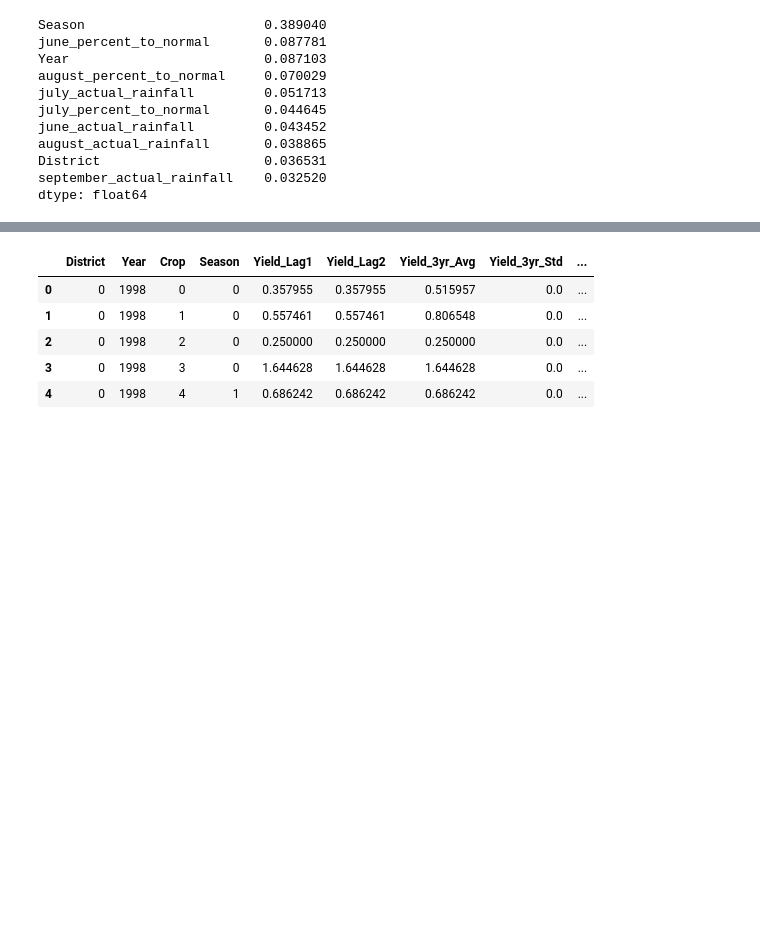
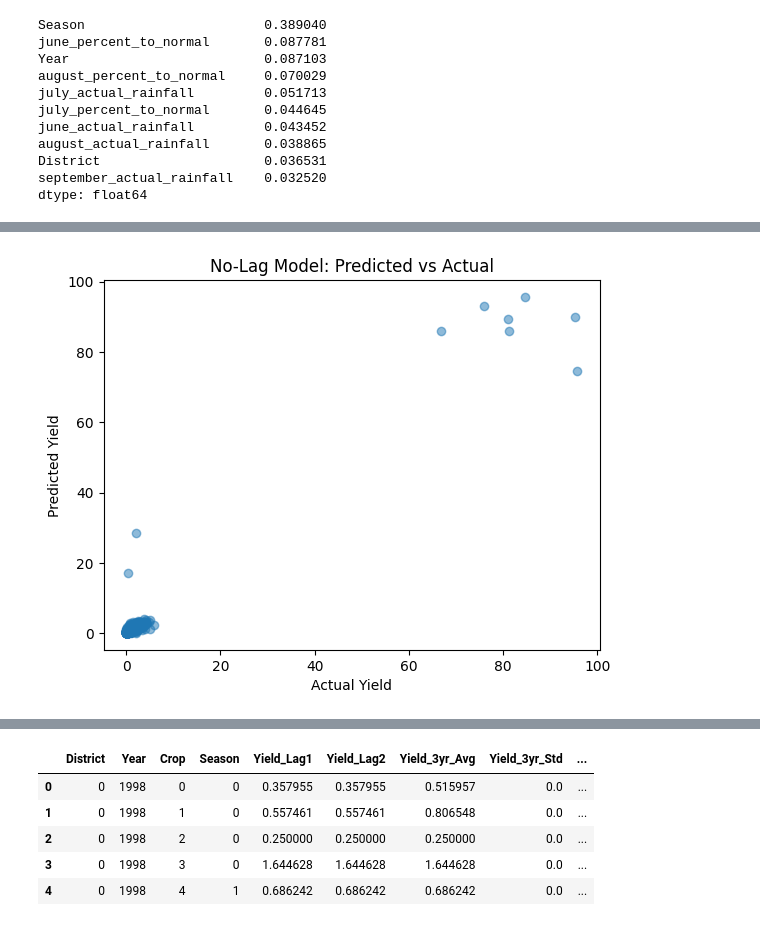
Before and after one commit to afrozAnsaari/Crop-Yield-Analysis-Prediction, a Jupyter notebook: model_01.ipynb, the cells around one changed output, grey strips where cells are left out. Saved outputs shown, nothing was run; the diff lists cells and outputs as text; code cells hidden in the pictures; blank space fills up the shorter version.

```diff
--- a/model_01.ipynb
+++ b/model_01.ipynb
@@ -144,0 +208,6 @@ dtype: float64
+# %%
+from sklearn.preprocessing import LabelEncoder
+
+for col in ["Crop", "Season", "District"]:
+    le = LabelEncoder()
+    X[col] = le.fit_transform(X[col])
@@ -144,0 +225,18 @@ dtype: float64
+# %%
+from sklearn.model_selection import train_test_split
+
+X_train, X_test, y_train, y_test = train_test_split(
+    X, y,
+    test_size=0.2,
+    random_state=42
+)
+# %%
+from sklearn.ensemble import RandomForestRegressor
+
+model = RandomForestRegressor(
+    n_estimators=200,
+    random_state=42,
+    n_jobs=-1
+)
+
+model.fit(X_train, y_train)
@@ -144,0 +245,10 @@ dtype: float64
+# %%
+from sklearn.metrics import r2_score, mean_squared_error
+import numpy as np
+
+preds = model.predict(X_test)
+
+r2 = r2_score(y_test, preds)
+rmse = np.sqrt(mean_squared_error(y_test, preds))
+print("R2:", r2)
+print("RMSE:", rmse)
@@ -144,0 +279,8 @@ dtype: float64
+# %%
+plt.scatter(y_test, preds, alpha=0.5)
+plt.xlabel("Actual Yield")
+plt.ylabel("Predicted Yield")
+plt.title("No-Lag Model: Predicted vs Actual")
+plt.show()
+# %% [output]
+[figure, added]
```
Also changed, not shown: parts of 42 cells of this notebook, 2 other files.
